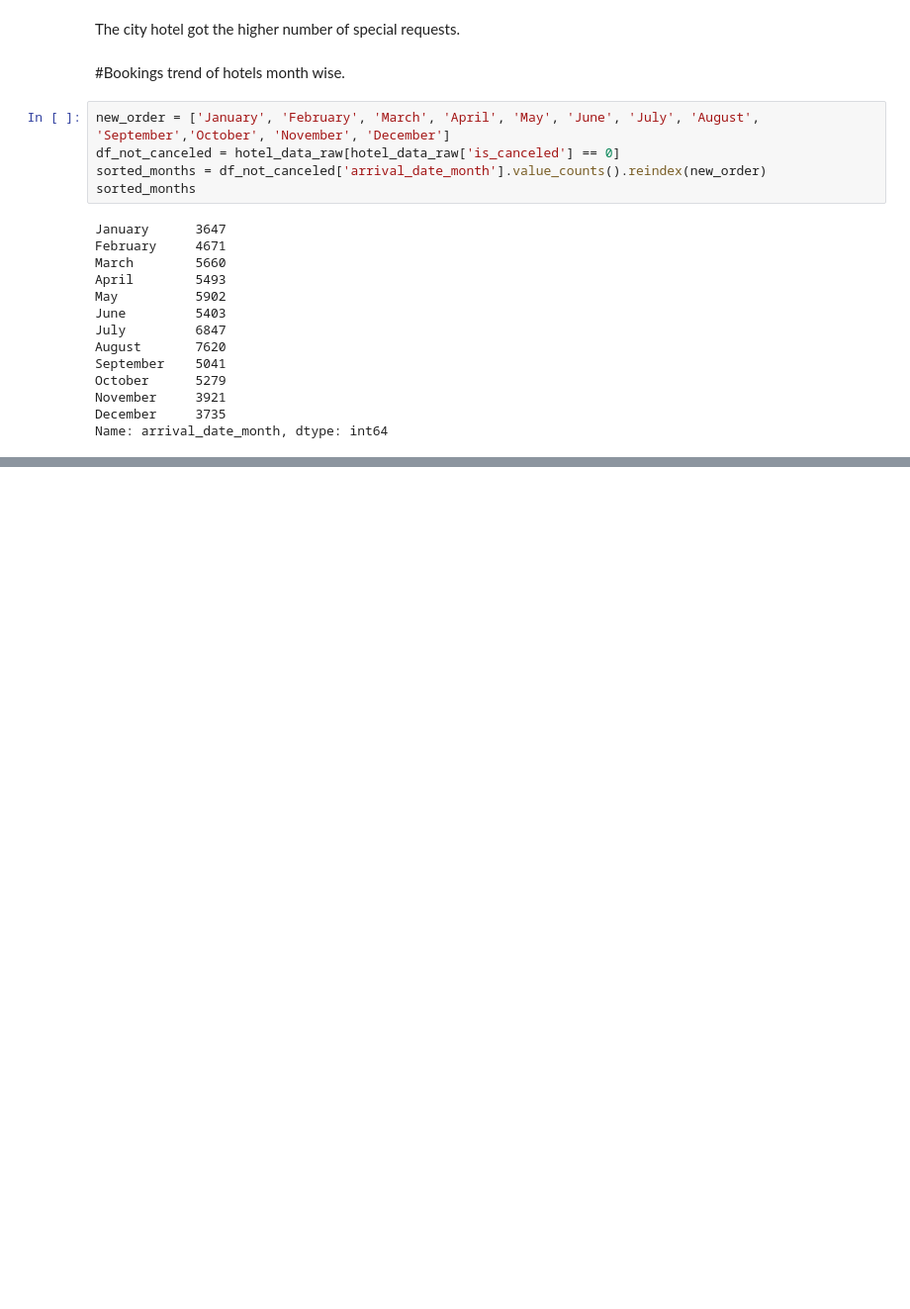
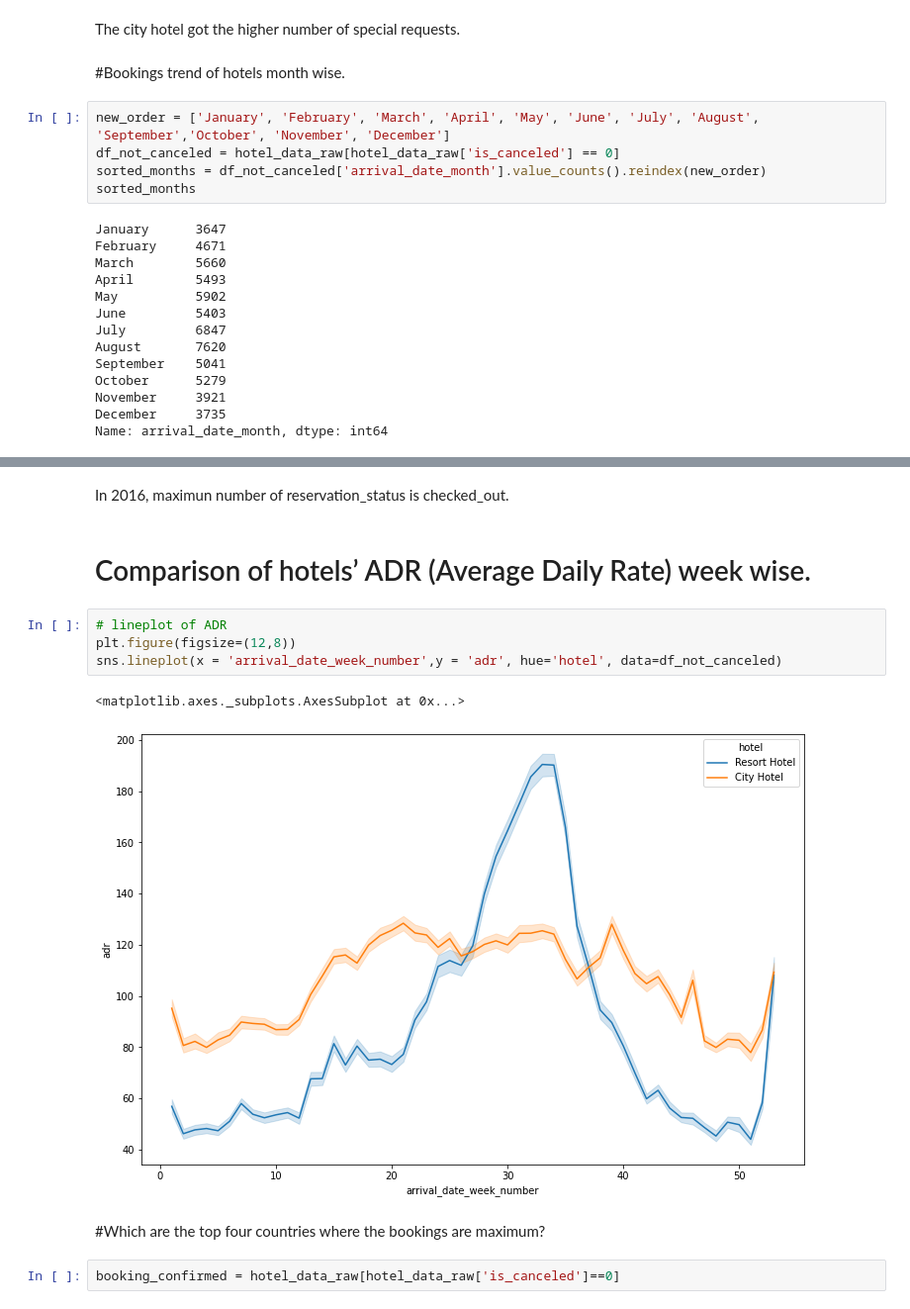
Before and after one commit to sahiljagtap11/Hotel_booking_analysis, a Jupyter notebook: SahilJ_commit_Copy_of_Final_Group_Hotel_Booking_Analysis_Capstone_Project.ipynb, the cells around one changed output, grey strips where cells are left out. Shown: that part at 99% size. Drawn from its saved outputs; the diff is of its cells as text; blank space fills up the shorter version.

```diff
--- a/SahilJ_commit_Copy_of_Final_Group_Hotel_Booking_Analysis_Capstone_Project.ipynb
+++ b/SahilJ_commit_Copy_of_Final_Group_Hotel_Booking_Analysis_Capstone_Project.ipynb
@@ -521,0 +550,15 @@ plt.rcParams['figure.figsize']=(20,10)
+# %% [markdown]
+In 2016, maximun number of reservation_status is checked_out.
+# %% [markdown]
+#	Comparison of hotels’ ADR (Average Daily Rate) week wise.
+# %%
+# lineplot of ADR
+plt.figure(figsize=(12,8))
+sns.lineplot(x = 'arrival_date_week_number',y = 'adr', hue='hotel', data=df_not_canceled)
+# %% [output]
+<matplotlib.axes._subplots.AxesSubplot at 0x...>
+[figure, added]
+# %% [markdown]
+#Which are the top four countries where the bookings are maximum?
+# %%
+booking_confirmed = hotel_data_raw[hotel_data_raw['is_canceled']==0]
```
Also changed, not shown: parts of 20 cells of this notebook.
